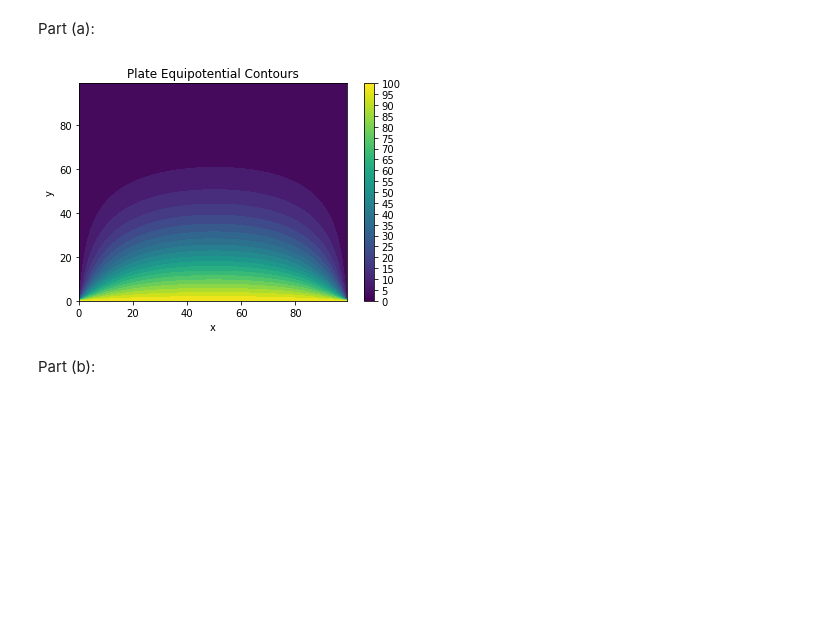
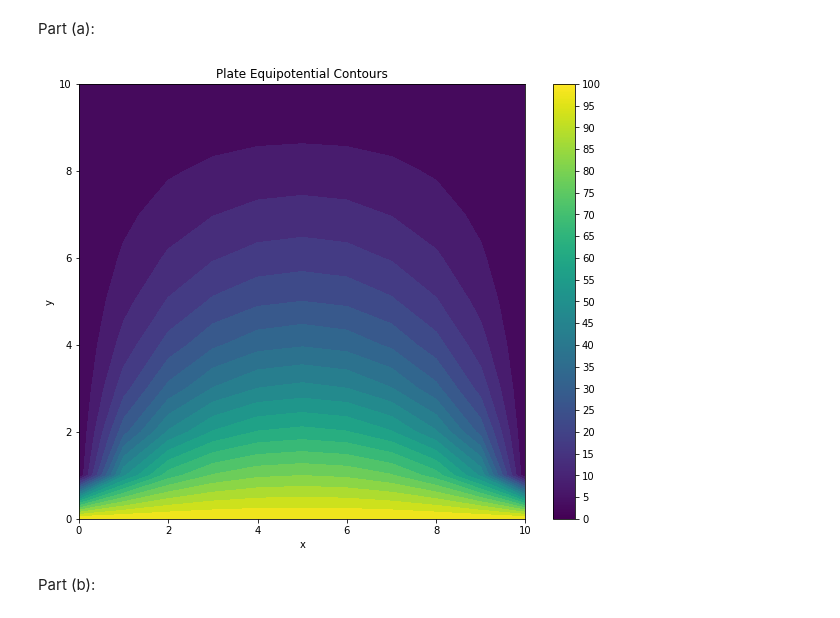
Before and after one commit to JSheare/Computational-Physics, a Jupyter notebook: Exercise Set 7.ipynb, the cells around one changed output. Cells and saved outputs as stored; diff of their text form; code cells hidden in the pictures; blank space fills up the shorter version.

```diff
--- a/Exercise Set 7.ipynb
+++ b/Exercise Set 7.ipynb
@@ -12,20 +12,20 @@ from matplotlib.cm import ScalarMappable
 # %% [markdown]
 Part (a):
 # %%
-def laplace_line(n_max, n_iter, h):
-    n_points = int(n_max/h)
-    V = np.zeros((n_points, n_points))
+def laplace_line(dimension, n_iter, h):
+    n_points = int(dimension/h)
+    V = np.zeros((n_points+1, n_points+1))
 
-    for k in range(0, n_points):
+    for k in range(0, n_points+1):
         V[k,0] = 100.0  # fixed potential line at 100V
 
     for iter in range(n_iter):  # iterations over algorithm
-        for i in range(1, n_points-1):
-            for j in range(1, n_points-1): V[i,j] = 0.25*(V[i+1,j]+V[i-1,j]+V[i,j+1]+V[i,j-1])
+        for i in range(1, n_points):
+            for j in range(1, n_points): V[i,j] = 0.25*(V[i+1,j]+V[i-1,j]+V[i,j+1]+V[i,j-1])
 
-    x = np.arange(0, n_max, h)
+    x = np.arange(0, dimension+h, h)
     x_indices = np.array([s for s in range(len(x))])
-    y = np.arange(0, n_max, h)
+    y = np.arange(0, dimension+h, h)
     y_indices = np.array([s for s in range(len(y))])
     X, Y = np.meshgrid(x, y)
     X_indices, Y_indices = np.meshgrid(x_indices, y_indices)
@@ -38,19 +38,19 @@ def laplace_line(n_max, n_iter, h):
     Z = functz(V)
     return X, Y, Z
 # %%
-Nmax = 100
+dimension = 10
 iterations = 1000
 h = 1
-X, Y, Z = laplace_line(Nmax, iterations, h)
-fig, ax = plt.subplots()
+X, Y, Z = laplace_line(dimension, iterations, h)
+fig, ax = plt.subplots(figsize=(10,8))
 qcs = ax.contourf(X, Y, Z, levels=np.arange(0, 105, 5))  # 5 volt contours
 ax.set_xlabel('x')
 ax.set_ylabel('y')
 ax.set_title(f'Plate Equipotential Contours')
 fig.colorbar(ScalarMappable(norm=qcs.norm, cmap=qcs.cmap), ticks=range(0, 105, 5))
 plt.show()
 # %% [output]
-[figure, old version]
+[figure, new version]
 # %% [markdown]
 Part (b):
 # %%
```
Also changed, not shown: parts of 4 cells of this notebook.
